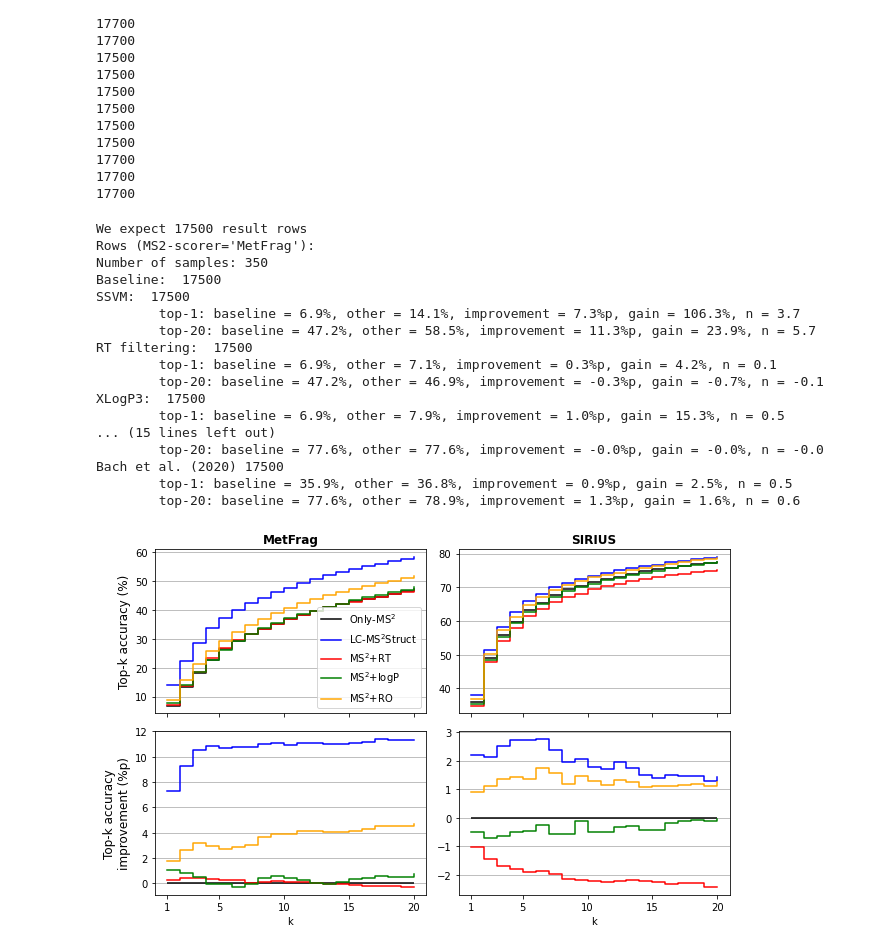
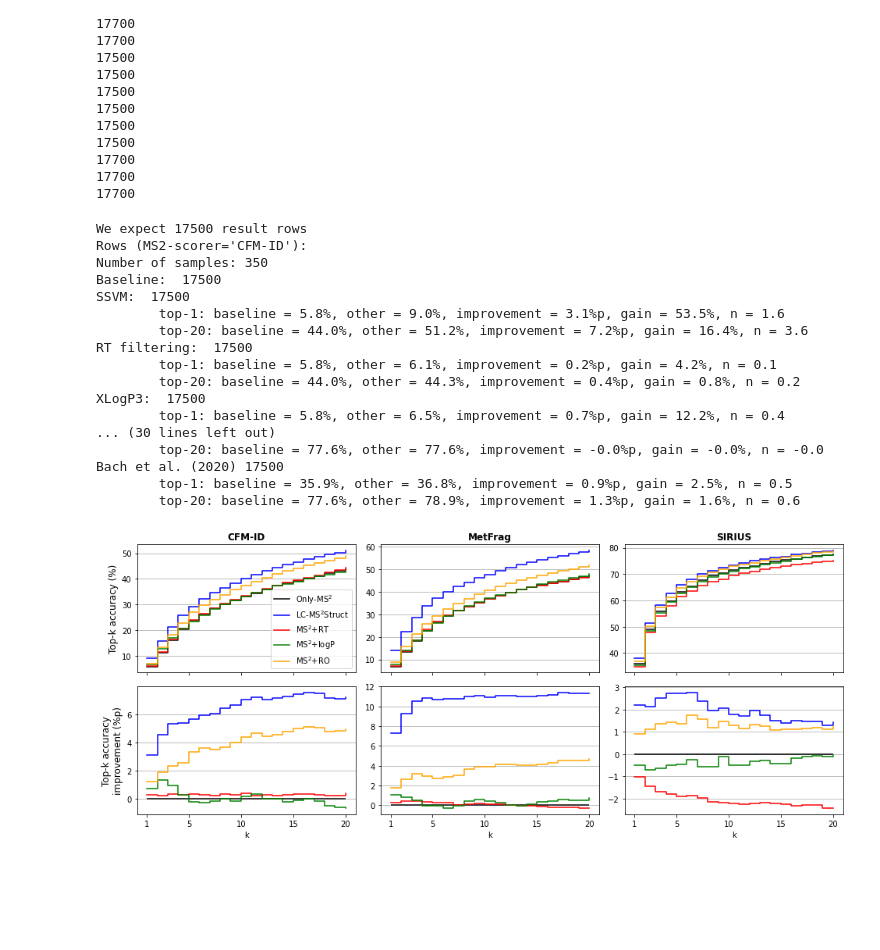
Before and after one commit to aalto-ics-kepaco/lcms2struct_exp, a Jupyter notebook: results_processed/publication/massbank/ssvm_lib=v2__exp_ver=4/NEW__exp_05__comparison_of_different_score_integration_approaches_3D.ipynb, the cells around one changed output. Drawn from its saved outputs; the diff is of its cells as text; code cells hidden in the pictures; blank space fills up the shorter version.

```diff
--- a/results_processed/publication/massbank/ssvm_lib=v2__exp_ver=4/NEW__exp_05__comparison_of_different_score_integration_approaches_3D.ipynb
+++ b/results_processed/publication/massbank/ssvm_lib=v2__exp_ver=4/NEW__exp_05__comparison_of_different_score_integration_approaches_3D.ipynb
@@ -637,86 +637,58 @@ print(len(res__bach2020__cfmid4[(res__bach2020__cfmid4["scoring_method"] == "MS
 17700
 17700
 # %%
-# __tmp__01__a = plot__01__a(
-#     res__baseline=[
-#         res__ssvm__cfmid4[(res__ssvm__cfmid4["scoring_method"] == "Only MS") & (res__ssvm__cfmid4["n_models"] == 8)].assign(scoring_method="Only-MS$^2$", ms2scorer="CFM-ID"),
-#         res__ssvm__metfrag[(res__ssvm__metfrag["scoring_method"] == "Only MS") & (res__ssvm__metfrag["n_models"] == 8)].assign(scoring_method="Only-MS$^2$", ms2scorer="MetFrag"),
-#         res__ssvm__sirius[(res__ssvm__sirius["scoring_method"] == "Only MS") & (res__ssvm__sirius["n_models"] == 8)].assign(scoring_method="Only-MS$^2$", ms2scorer="SIRIUS")
-#     ],
-#     res__ssvm=[
-#         res__ssvm__cfmid4[(res__ssvm__cfmid4["scoring_method"] == "MS + RT") & (res__ssvm__cfmid4["n_models"] == 8)].assign(scoring_method="LC-MS$^2$Struct", ms2scorer="CFM-ID"),
-#         res__ssvm__metfrag[(res__ssvm__metfrag["scoring_method"] == "MS + RT") & (res__ssvm__metfrag["n_models"] == 8)].assign(scoring_method="LC-MS$^2$Struct", ms2scorer="MetFrag"),
-#         res__ssvm__sirius[(res__ssvm__sirius["scoring_method"] == "MS + RT") & (res__ssvm__sirius["n_models"] == 8)].assign(scoring_method="LC-MS$^2$Struct", ms2scorer="SIRIUS")
-#     ],
-#     res__rtfilter=[
-#         res__rtfilter__cfmid4[(res__rtfilter__cfmid4["scoring_method"] == "MS + RT (filtering__global)")].assign(scoring_method="MS$^2$+RT", ms2scorer="CFM-ID"),
-#         res__rtfilter__metfrag[(res__rtfilter__metfrag["scoring_method"] == "MS + RT (filtering__global)")].assign(scoring_method="MS$^2$+RT", ms2scorer="MetFrag"),
-#         res__rtfilter__sirius[(res__rtfilter__sirius["scoring_method"] == "MS + RT (filtering__global)")].assign(scoring_method="MS$^2$+RT", ms2scorer="SIRIUS")
-#     ],
-#     res__xlogp3=[
-#         res__xlogp3__cfmid4[(res__xlogp3__cfmid4["scoring_method"] == "MS + RT (score_combination)")].assign(scoring_method="MS$^2$+logP", ms2scorer="CFM-ID"),
-#         res__xlogp3__metfrag[(res__xlogp3__metfrag["scoring_method"] == "MS + RT (score_combination)")].assign(scoring_method="MS$^2$+logP", ms2scorer="MetFrag"),
-#         res__xlogp3__sirius[(res__xlogp3__sirius["scoring_method"] == "MS + RT (score_combination)")].assign(scoring_method="MS$^2$+logP", ms2scorer="SIRIUS")
-#     ],
-#     res__bach2020=[
-#         res__bach2020__cfmid4[(res__bach2020__cfmid4["scoring_method"] == "MS + RT (msms_pl_rt_score_integration)")].assign(scoring_method="MS$^2$+RO", ms2scorer="CFM-ID"),
-#         res__bach2020__metfrag[(res__bach2020__metfrag["scoring_method"] == "MS + RT (msms_pl_rt_score_integration)")].assign(scoring_method="MS$^2$+RO", ms2scorer="MetFrag"),
-#         res__bach2020__sirius[(res__bach2020__sirius["scoring_method"] == "MS + RT (msms_pl_rt_score_integration)")].assign(scoring_method="MS$^2$+RO", ms2scorer="SIRIUS")
-#     ],
-#     max_k=20,
-#     weighted_average=False,
-#     raise_on_missing_results=False,
-#     aspect="landscape",
-#     verbose=True
-# )
-
 __tmp__01__a = plot__01__a(
     res__baseline=[
+        res__ssvm__cfmid4[(res__ssvm__cfmid4["scoring_method"] == "Only MS") & (res__ssvm__cfmid4["n_models"] == 8)].assign(scoring_method="Only-MS$^2$", ms2scorer="CFM-ID"),
         res__ssvm__metfrag[(res__ssvm__metfrag["scoring_method"] == "Only MS") & (res__ssvm__metfrag["n_models"] == 8)].assign(scoring_method="Only-MS$^2$", ms2scorer="MetFrag"),
         res__ssvm__sirius[(res__ssvm__sirius["scoring_method"] == "Only MS") & (res__ssvm__sirius["n_models"] == 8)].assign(scoring_method="Only-MS$^2$", ms2scorer="SIRIUS")
     ],
     res__ssvm=[
+        res__ssvm__cfmid4[(res__ssvm__cfmid4["scoring_method"] == "MS + RT") & (res__ssvm__cfmid4["n_models"] == 8)].assign(scoring_method="LC-MS$^2$Struct", ms2scorer="CFM-ID"),
         res__ssvm__metfrag[(res__ssvm__metfrag["scoring_method"] == "MS + RT") & (res__ssvm__metfrag["n_models"] == 8)].assign(scoring_method="LC-MS$^2$Struct", ms2scorer="MetFrag"),
         res__ssvm__sirius[(res__ssvm__sirius["scoring_method"] == "MS + RT") & (res__ssvm__sirius["n_models"] == 8)].assign(scoring_method="LC-MS$^2$Struct", ms2scorer="SIRIUS")
     ],
     res__rtfilter=[
+        res__rtfilter__cfmid4[(res__rtfilter__cfmid4["scoring_method"] == "MS + RT (filtering__global)")].assign(scoring_method="MS$^2$+RT", ms2scorer="CFM-ID"),
         res__rtfilter__metfrag[(res__rtfilter__metfrag["scoring_method"] == "MS + RT (filtering__global)")].assign(scoring_method="MS$^2$+RT", ms2scorer="MetFrag"),
         res__rtfilter__sirius[(res__rtfilter__sirius["scoring_method"] == "MS + RT (filtering__global)")].assign(scoring_method="MS$^2$+RT", ms2scorer="SIRIUS")
     ],
     res__xlogp3=[
+        res__xlogp3__cfmid4[(res__xlogp3__cfmid4["scoring_method"] == "MS + RT (score_combination)")].assign(scoring_method="MS$^2$+logP", ms2scorer="CFM-ID"),
         res__xlogp3__metfrag[(res__xlogp3__metfrag["scoring_method"] == "MS + RT (score_combination)")].assign(scoring_method="MS$^2$+logP", ms2scorer="MetFrag"),
         res__xlogp3__sirius[(res__xlogp3__sirius["scoring_method"] == "MS + RT (score_combination)")].assign(scoring_method="MS$^2$+logP", ms2scorer="SIRIUS")
     ],
     res__bach2020=[
+        res__bach2020__cfmid4[(res__bach2020__cfmid4["scoring_method"] == "MS + RT (msms_pl_rt_score_integration)")].assign(scoring_method="MS$^2$+RO", ms2scorer="CFM-ID"),
         res__bach2020__metfrag[(res__bach2020__metfrag["scoring_method"] == "MS + RT (msms_pl_rt_score_integration)")].assign(scoring_method="MS$^2$+RO", ms2scorer="MetFrag"),
         res__bach2020__sirius[(res__bach2020__sirius["scoring_method"] == "MS + RT (msms_pl_rt_score_integration)")].assign(scoring_method="MS$^2$+RO", ms2scorer="SIRIUS")
     ],
     max_k=20,
     weighted_average=False,
     raise_on_missing_results=False,
     aspect="landscape",
     verbose=True
 )
 
 for ext in ["pdf", "svg"]:
-    plt.savefig(os.path.join(".", os.extsep.join(["plot_05__a", ext])))
+    plt.savefig(os.path.join(".", os.extsep.join(["NEW__plot_01__a", ext])))
 # %% [output]
 We expect 17500 result rows
-Rows (MS2-scorer='MetFrag'):
+Rows (MS2-scorer='CFM-ID'):
 Number of samples: 350
 Baseline:  17500
 SSVM:  17500
-        top-1: baseline = 6.9%, other = 14.1%, improvement = 7.3%p, gain = 106.3%, n = 3.7
-        top-20: baseline = 47.2%, other = 58.5%, improvement = 11.3%p, gain = 23.9%, n = 5.7
+        top-1: baseline = 5.8%, other = 9.0%, improvement = 3.1%p, gain = 53.5%, n = 1.6
+        top-20: baseline = 44.0%, other = 51.2%, improvement = 7.2%p, gain = 16.4%, n = 3.6
 RT filtering:  17500
-        top-1: baseline = 6.9%, other = 7.1%, improvement = 0.3%p, gain = 4.2%, n = 0.1
-        top-20: baseline = 47.2%, other = 46.9%, improvement = -0.3%p, gain = -0.7%, n = -0.1
+        top-1: baseline = 5.8%, other = 6.1%, improvement = 0.2%p, gain = 4.2%, n = 0.1
+        top-20: baseline = 44.0%, other = 44.3%, improvement = 0.4%p, gain = 0.8%, n = 0.2
 XLogP3:  17500
-        top-1: baseline = 6.9%, other = 7.9%, improvement = 1.0%p, gain = 15.3%, n = 0.5
-... (15 lines left out)
+        top-1: baseline = 5.8%, other = 6.5%, improvement = 0.7%p, gain = 12.2%, n = 0.4
+... (30 lines left out)
         top-20: baseline = 77.6%, other = 77.6%, improvement = -0.0%p, gain = -0.0%, n = -0.0
 Bach et al. (2020) 17500
         top-1: baseline = 35.9%, other = 36.8%, improvement = 0.9%p, gain = 2.5%, n = 0.5
         top-20: baseline = 77.6%, other = 78.9%, improvement = 1.3%p, gain = 1.6%, n = 0.6
-[figure, old version]
+[figure, new version]
 # %%
```
Also changed, not shown: parts of 4 cells of this notebook, 29 other files.
